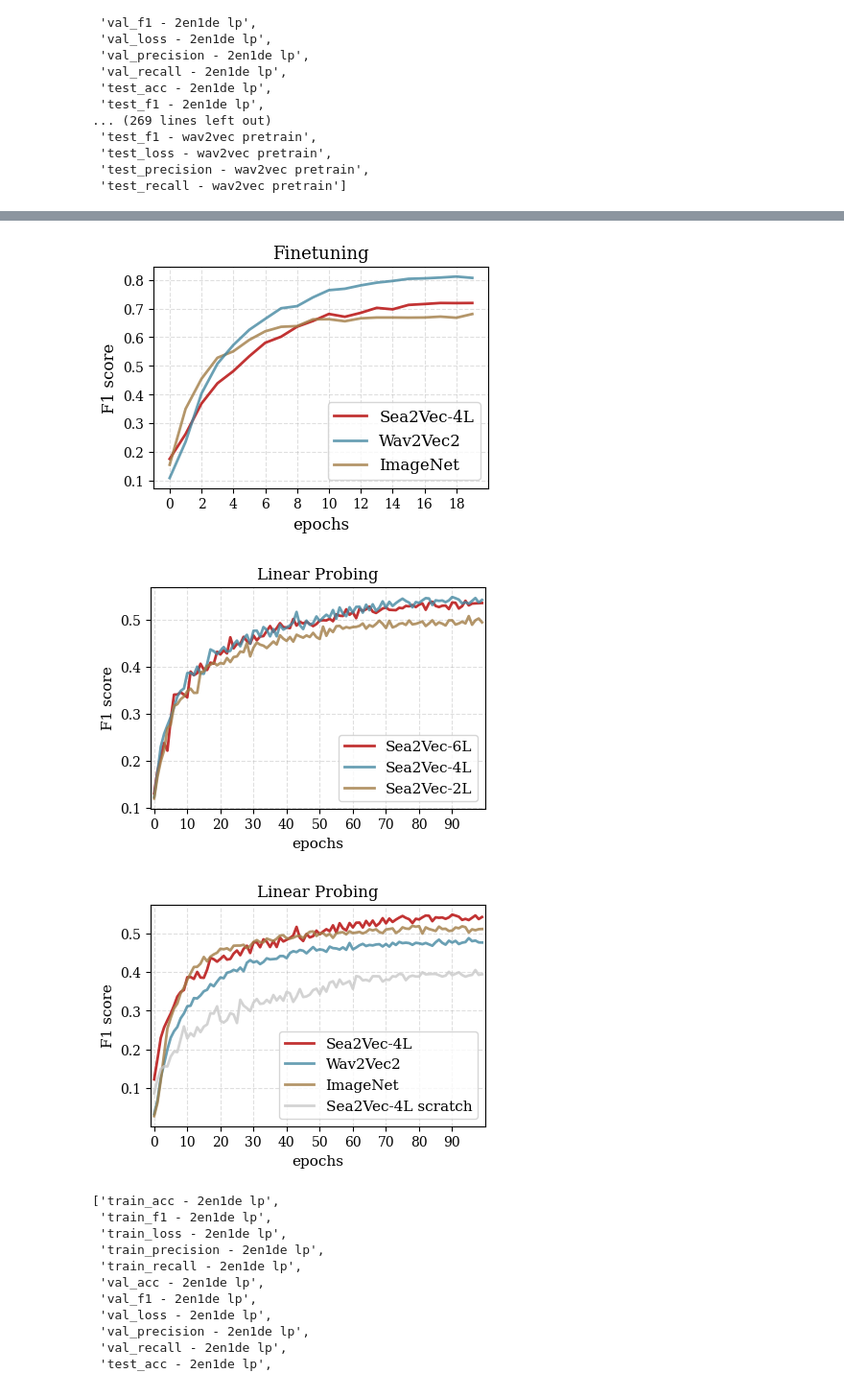
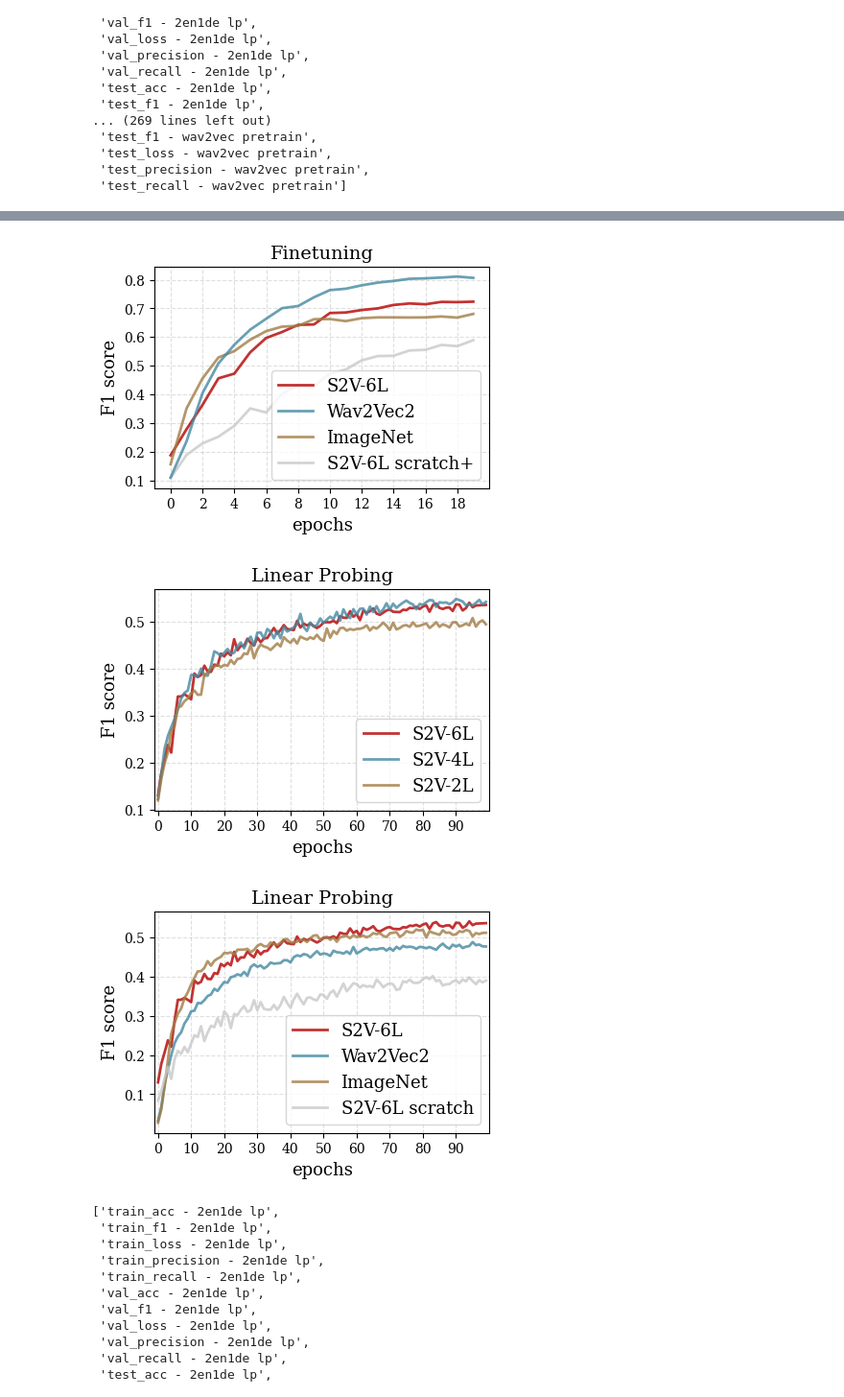
Before and after one commit to amoughnieh/mbari-mae, a Jupyter notebook: notebook/downstream/plots.ipynb, the cells around one changed output, grey strips where cells are left out. Shown: that part at 96% size. Saved outputs shown, nothing was run; the diff lists cells and outputs as text; code cells hidden in the pictures.

```diff
--- a/notebook/downstream/plots.ipynb
+++ b/notebook/downstream/plots.ipynb
@@ -5,17 +5,17 @@ import matplotlib.pyplot as plt
 import os
 
 model_dict = {
-    '2en1de': 'Sea2Vec-2L',
-    '4en1de': 'Sea2Vec-4L',
-    '6en1de': 'Sea2Vec-6L',
-    '2en1de scratch': 'Sea2Vec-2L scratch',
-    '4en1de scratch': 'Sea2Vec-4L scratch',
-    '6en1de scratch': 'Sea2Vec-6L scratch',
+    '2en1de': 'S2V-2L',
+    '4en1de': 'S2V-4L',
+    '6en1de': 'S2V-6L',
+    '2en1de scratch': 'S2V-2L scratch',
+    '4en1de scratch': 'S2V-4L scratch',
+    '6en1de scratch': 'S2V-6L scratch',
     'wav2vec': 'Wav2Vec2',
     'imagenet': 'ImageNet'
 }
 # %%
-model_dir = r'ft_lp_results\_aggregate results'
+model_dir = r'ft_lp_results\5 seeds aggregate results'
 data_df = pd.DataFrame()
 
 try:
@@ -230,7 +226,7 @@ plot_cross_comp(model='scratch+', neg='-1', save_plot=False)
 # %%
 def plot_cross_comp(data_type='val', metric='f1', model='scratch', neg='scratch+', linewidth=2, save_plot=False):
-    font_s = {'family': 'serif', 'weight': 'normal', 'size': 12}
-    font_l = {'family': 'serif', 'weight': 'normal', 'size': 13}
+    font_s = {'family': 'serif', 'weight': 'normal', 'size': 13}
+    font_l = {'family': 'serif', 'weight': 'normal', 'size': 14}
 
     color_map = {
         '2en1de': '#a17c45', #949494
@@ -238,19 +234,22 @@ def plot_cross_comp(data_type='val', metric='f1', model='scratch', neg='scratch+
         '6en1de': '#b30000',
         'imagenet': '#a17c45',
         'wav2vec': '#4588a1',
+        'Scratch': '#c9c9c9',
     }
     plt.figure(figsize=[4.5,3])
     for i in data_df:
         '''if not neg in i and model in i and metric in i and data_type in i and '2en1de' in i:
             plt.plot(data_df[i], label=model_dict['2en1de'], lw=linewidth, color=color_map['2en1de'], alpha=0.8)'''
-        if not neg in i and model in i and metric in i and data_type in i and '4en1de' in i:
-            plt.plot(data_df[i], label=model_dict['4en1de'], lw=linewidth, color=color_map['4en1de'], alpha=0.8)
-        '''if not neg in i and model in i and metric in i and data_type in i and '6en1de' in i:
-            plt.plot(data_df[i], label=model_dict['6en1de'], lw=linewidth, color=color_map['6en1de'], alpha=0.8)'''
+        '''if not neg in i and model in i and metric in i and data_type in i and '4en1de' in i:
+            plt.plot(data_df[i], label=model_dict['4en1de'], lw=linewidth, color=color_map['4en1de'], alpha=0.8)'''
+        if not neg in i and model in i and metric in i and data_type in i and '6en1de' in i:
+            plt.plot(data_df[i], label=model_dict['6en1de'], lw=linewidth, color=color_map['6en1de'], alpha=0.8)
         if not neg in i and model in i and metric in i and data_type in i and 'wav2vec' in i:
             plt.plot(data_df[i], label=model_dict['wav2vec'], lw=linewidth, color=color_map['wav2vec'], alpha=0.8)
         if not neg in i and model in i and metric in i and data_type in i and 'imagenet' in i:
             plt.plot(data_df[i], label=model_dict['imagenet'], lw=linewidth, color=color_map['imagenet'], alpha=0.8)
+        if not any(keyword in i for keyword in [model, 'lp']) and 'scratch+' in i and metric in i and data_type in i and '6en1de' in i:
+            plt.plot(data_df[i], label=f"S2V-6L scratch+", lw=linewidth, color=color_map['Scratch'], alpha=0.8)
     handles, labels = plt.gca().get_legend_handles_labels()
     unique_entries = dict(zip(labels, handles))
 
@@ -260,6 +259,8 @@ def plot_cross_comp(data_type='val', metric='f1', model='scratch', neg='scratch+
         model_dict['wav2vec'],
         model_dict['imagenet'],
         model_dict['2en1de'],
+        f"S2V-6L scratch+"
+
     ]
 
     sorted_handles = [unique_entries[label] for label in legend_order if label in unique_entries]
@@ -281,11 +282,11 @@ def plot_cross_comp(data_type='val', metric='f1', model='scratch', neg='scratch+
     plt.show()
 plot_cross_comp(model='pretrain', neg='scratch', save_plot=False)
 # %% [output]
-[figure, old version]
+[figure, new version]
 # %%
 def plot_lp(data_type='val', metric='f1', model='scratch', neg='scratch+', linewidth=2, save_plot=False):
-    font_s = {'family': 'serif', 'weight': 'normal', 'size': 11}
-    font_l = {'family': 'serif', 'weight': 'normal', 'size': 12}
+    font_s = {'family': 'serif', 'weight': 'normal', 'size': 13}
+    font_l = {'family': 'serif', 'weight': 'normal', 'size': 14}
     color_map = {
         '2en1de': '#a17c45',
         '4en1de': '#4588a1',
@@ -341,11 +342,11 @@ def plot_lp(data_type='val', metric='f1', model='scratch', neg='scratch+', linew
 
 plot_lp(model='lp', neg='scratch', save_plot=False)
 # %% [output]
-[figure, old version]
+[figure, new version]
 # %%
 def plot_lp(data_type='val', metric='f1', enc='4en1de', model='scratch', neg='scratch+', linewidth=2, save_plot=False):
-    font_s = {'family': 'serif', 'weight': 'normal', 'size': 11}
-    font_l = {'family': 'serif', 'weight': 'normal', 'size': 12}
+    font_s = {'family': 'serif', 'weight': 'normal', 'size': 13}
+    font_l = {'family': 'serif', 'weight': 'normal', 'size': 14}
     color_map = {
         f'{enc}': '#b30000',
         'wav2vec': '#4588a1',
@@ -374,35 +375,35 @@ def plot_lp(data_type='val', metric='f1', enc='4en1de', model='scratch', neg='sc
     handles, labels = plt.gca().get_legend_handles_labels()
     unique_entries = dict(zip(labels, handles))
 
     legend_order = [model_dict[key] for key in plot_order]
 
     sorted_handles = [unique_entries[label] for label in legend_order if label in unique_entries]
     sorted_labels = [label for label in legend_order if label in unique_entries]
 
     plt.legend(sorted_handles, sorted_labels, loc='lower right', prop=font_s)
 
     plt.xlabel('epochs', fontdict=font_s)
     plt.ylabel('F1 score', fontdict=font_s)
     plt.title('Linear Probing', fontdict=font_l)
 
     plt.xticks(fontname="serif", fontsize=10)
     plt.yticks(fontname="serif", fontsize=10)
 
     if model == 'lp':
         plt.xlim(-1, 100)
         plt.xticks(np.arange(0, 100, 10))
     else:
         plt.xlim(-1, 20)
         plt.xticks(np.arange(0, 20, 2))
 
     plt.grid(True, linestyle='--', alpha=0.4)
     if save_plot:
         plt.savefig(os.path.join(model_dir, f'all-{model}-{metric}.pdf'), bbox_inches='tight', pad_inches=0)
     plt.show()
 
-plot_lp(enc='4en1de', model='lp', neg='-1', save_plot=True)
+plot_lp(enc='6en1de', model='lp', neg='-1', save_plot=True)
 # %% [output]
-[figure, old version]
+[figure, new version]
 # %%
 data_df.columns.tolist()
 # %% [output]
```
Also changed, not shown: parts of 4 cells of this notebook, 36 other files.
